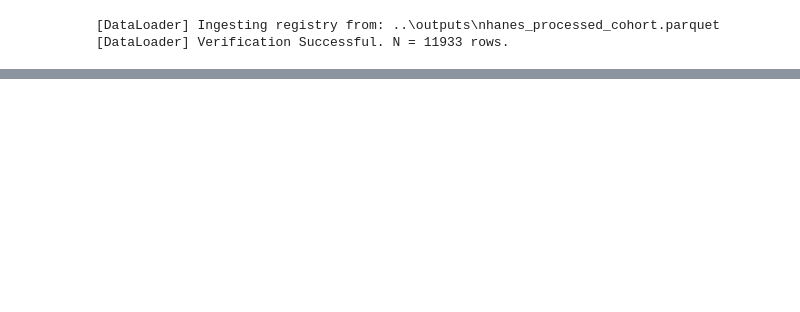
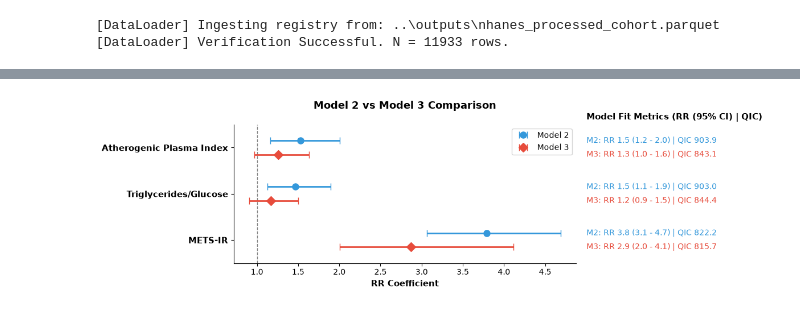
Before and after one commit to enaromd/clinical-obesity, a Jupyter notebook: notebooks/03_analysis.ipynb, the cells around one changed output, grey strips where cells are left out. Saved outputs shown, nothing was run; the diff lists cells and outputs as text; code cells hidden in the pictures; blank space fills up the shorter version.

```diff
--- a/notebooks/03_analysis.ipynb
+++ b/notebooks/03_analysis.ipynb
@@ -136,0 +1217,7 @@ Table_one = Calculator(df).table_one()
+# %%
+# Define variables avoiding circular logic (e.g., assessing hepatic damage using strictly metabolic markers)
+cofounders = ["RIDAGEYR", "RIAGENDR", "RIDRETH3", "has_hx_chronic_disease"]
+hepatic_spillover = ["mets_ir", "tyg", "api"]
+
+# Execute the Model 1 Baseline (Predicting Hepatic Damage using only Structural Phenotypes)
+m1_hepatic = engine.model_1_phenotype("hepatic_damage", hepatic_spillover, cofounders)
@@ -136,0 +1314,10 @@ Table_one = Calculator(df).table_one()
+# %%
+m3_models = {}
+"""
+Iterate through each defined clinical threshold to run Model 3.
+This integrates both the structural phenotypes and the specific biochemical index, determining
+if the combination yields a superior predictive model (via QIC score).
+"""
+for idx in hepatic_spillover:
+    m3_key = f"m3_integrated_{idx}"
+    m3_models[m3_key] = engine_hepatic.model_3_integrated("hepatic_damage", idx, hepatic_spillover, cofounders)
@@ -136,0 +1342,21 @@ Table_one = Calculator(df).table_one()
+# %%
+# Instantiate the Visualizer class with the established cutoff per index
+viz = Visualizer(regression_data)
+
+forest_label_mapping = {
+    "mets_ir_cutoff": "METS-IR",
+    "tyg_cutoff": "Triglycerides/Glucose",
+    "api_cutoff": "Atherogenic Plasma Index"
+}
+
+forest_plot = viz.forest_comparison(
+    index_list=hepatic_spillover,
+    m2_dict=m2_models,
+    m3_dict=m3_models,
+    m2_prefix="m2_hepatic_spill_",
+    m3_prefix="m3_integrated_",
+    label_map=forest_label_mapping,
+    title="Model 2 vs Model 3 Comparison"
+)
+# %% [output]
+[figure, added]
```
Also changed, not shown: parts of 34 cells of this notebook, 10 other files.
